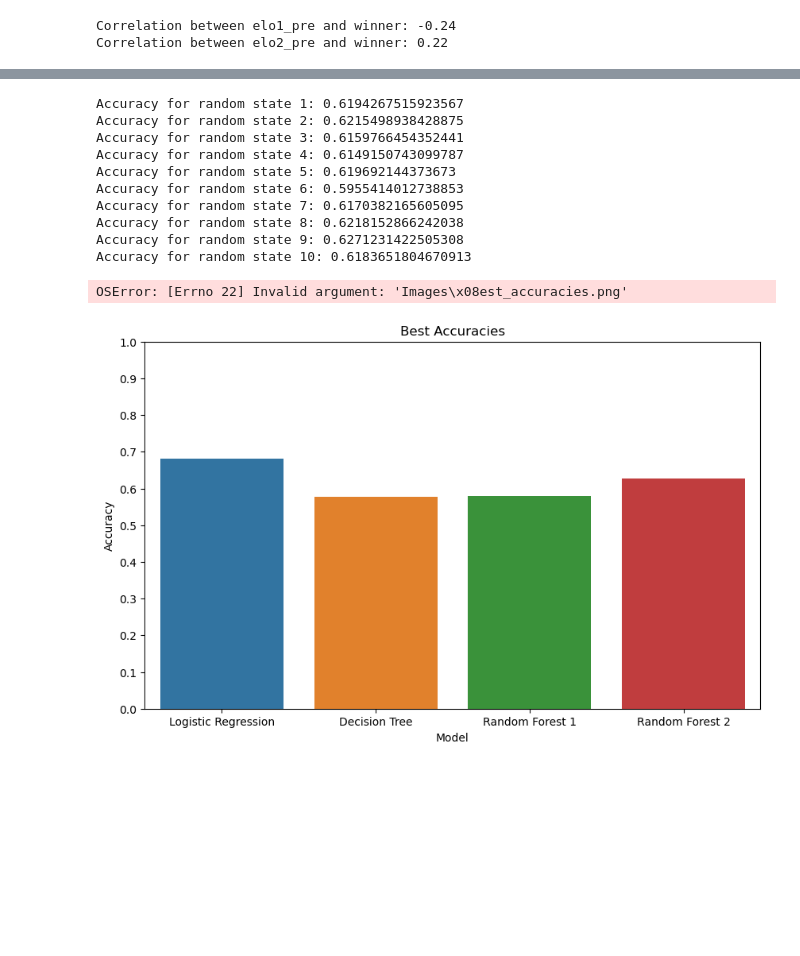
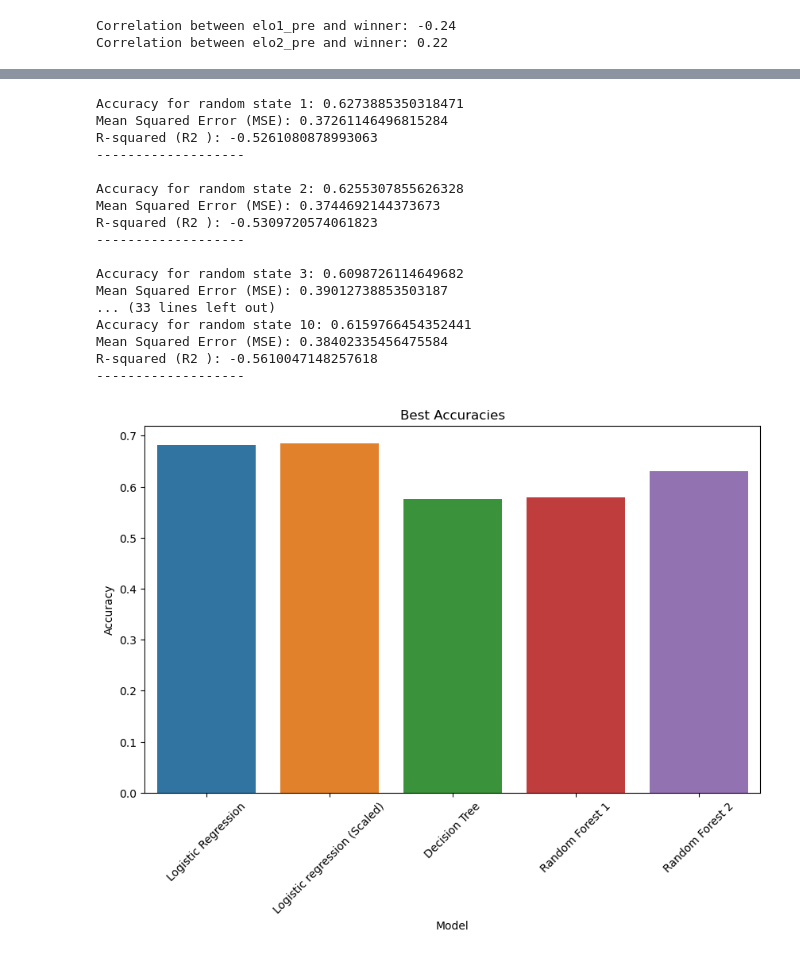
Before and after one commit to itsakcode/healthcare_project, a Jupyter notebook: Visualizations and Modeled Predictions/ELO Models.ipynb, the cells around one changed output, grey strips where cells are left out. Cells and saved outputs as stored; diff of their text form; code cells hidden in the pictures; blank space fills up the shorter version.

Commit message:
Updated model scoring

```diff
--- a/Visualizations and Modeled Predictions/ELO Models.ipynb
+++ b/Visualizations and Modeled Predictions/ELO Models.ipynb
@@ -628,6 +629,14 @@ for i in range(1, 11):
     accuracy = accuracy_score(y_test, y_pred)
     print(f"Accuracy for random state {i}: {accuracy}")
 
+    #Score the predictions with mse and r2
+    mse = mean_squared_error(y_test, y_pred)
+    r2 = r2_score(y_test, y_pred)
+    print(f"Mean Squared Error (MSE): {mse}")
+    print(f"R-squared (R2 ): {r2}")
+    print("-------------------\n")
+
+
     #Store the best accuracy and random state
     if i == 1:
         lof_reg_best_accuracy = accuracy
@@ -718,6 +793,14 @@ for i in range(1, 11):
     accuracy = accuracy_score(y_test, y_pred)
     print(f"Accuracy for random state {i}: {accuracy}")
 
+    #Score the predictions with mse and r2
+    mse = mean_squared_error(y_test, y_pred)
+    r2 = r2_score(y_test, y_pred)
+
+    print(f"Mean Squared Error (MSE): {mse}")
+    print(f"R-squared (R2 ): {r2}")
+    print("-------------------\n")
+
     #Store the best accuracy and random state
     if i == 1:
         dec_tree_best_accuracy = accuracy
@@ -747,7 +837,7 @@ for i in range(1, 11):
     X_train, X_test, y_train, y_test = train_test_split(X, y, test_size=0.25, random_state=i)
 
     #Create a decision tree model
-    rf_model1 = RandomForestClassifier(n_estimators=1000)
+    rf_model1 = RandomForestClassifier(n_estimators=100)
 
     #Train the model
     rf_model1.fit(X_train, y_train)
@@ -759,6 +849,15 @@ for i in range(1, 11):
     accuracy = accuracy_score(y_test, y_pred)
     print(f"Accuracy for random state {i}: {accuracy}")
 
+    #Score the predictions with mse and r2
+    mse = mean_squared_error(y_test, y_pred)
+    r2 = r2_score(y_test, y_pred)
+
+    print(f"Mean Squared Error (MSE): {mse}")
+    print(f"R-squared (R2 ): {r2}")
+    print("-------------------\n")
+
+
     #Store the best accuracy and random state
     if i == 1:
         rf_model1_best_accuracy = accuracy
@@ -801,6 +907,14 @@ for i in range(1, 11):
     accuracy = accuracy_score(y_test, y_pred)
     print(f"Accuracy for random state {i}: {accuracy}")
 
+    #Score the predictions with mse and r2
+    mse = mean_squared_error(y_test, y_pred)
+    r2 = r2_score(y_test, y_pred)
+
+    print(f"Mean Squared Error (MSE): {mse}")
+    print(f"R-squared (R2 ): {r2}")
+    print("-------------------\n")
+
     #Store the best accuracy and random state
     if i == 1:
         rf_model2_best_accuracy = accuracy
@@ -809,30 +923,37 @@ for i in range(1, 11):
         rf_model2_best_accuracy = accuracy
         rf_model2_best_random_state = i
 # %% [output]
-Accuracy for random state 1: 0.6194267515923567
-Accuracy for random state 2: 0.6215498938428875
-Accuracy for random state 3: 0.6159766454352441
-Accuracy for random state 4: 0.6149150743099787
-Accuracy for random state 5: 0.619692144373673
-Accuracy for random state 6: 0.5955414012738853
-Accuracy for random state 7: 0.6170382165605095
-Accuracy for random state 8: 0.6218152866242038
-Accuracy for random state 9: 0.6271231422505308
-Accuracy for random state 10: 0.6183651804670913
+Accuracy for random state 1: 0.6273885350318471
+Mean Squared Error (MSE): 0.37261146496815284
+R-squared (R2 ): -0.5261080878993063
+-------------------
+
+Accuracy for random state 2: 0.6255307855626328
+Mean Squared Error (MSE): 0.3744692144373673
+R-squared (R2 ): -0.5309720574061823
+-------------------
+
+Accuracy for random state 3: 0.6098726114649682
+Mean Squared Error (MSE): 0.39012738853503187
+... (33 lines left out)
+Accuracy for random state 10: 0.6159766454352441
+Mean Squared Error (MSE): 0.38402335456475584
+R-squared (R2 ): -0.5610047148257618
+-------------------
 # %%
 #Create a bar chart of the best accuracies
 plt.figure(figsize=(10, 6))
-sns.barplot(x=["Logistic Regression", "Decision Tree", "Random Forest 1", "Random Forest 2"], y=[lof_reg_best_accuracy, dec_tree_best_accuracy, rf_model1_best_accuracy, rf_model2_best_accuracy])
+sns.barplot(x=["Logistic Regression", "Logistic regression (Scaled)", "Decision Tree", "Random Forest 1", "Random Forest 2"], y=[lof_reg_best_accuracy, lof_reg_scaled_best_accuracy, dec_tree_best_accuracy, rf_model1_best_accuracy, rf_model2_best_accuracy])
 plt.title("Best Accuracies")
-plt.yticks(np.arange(0, 1.1, 0.1))
+plt.yticks(np.arange(0, 0.8, 0.1))
+plt.xticks(rotation=45)
 plt.xlabel("Model")
 plt.ylabel("Accuracy")
 
 #Save the plot
-plt.savefig("Images\best_accuracies.png")
+plt.savefig(r"Images\best_accuracies.png")
 
 #Show the plot
 plt.show()
 # %% [output]
-OSError: [Errno 22] Invalid argument: 'Images\x08est_accuracies.png'
-[figure, old version]
+[figure, new version]
```
Also changed, not shown: parts of 5 cells of this notebook, 1 other file.
